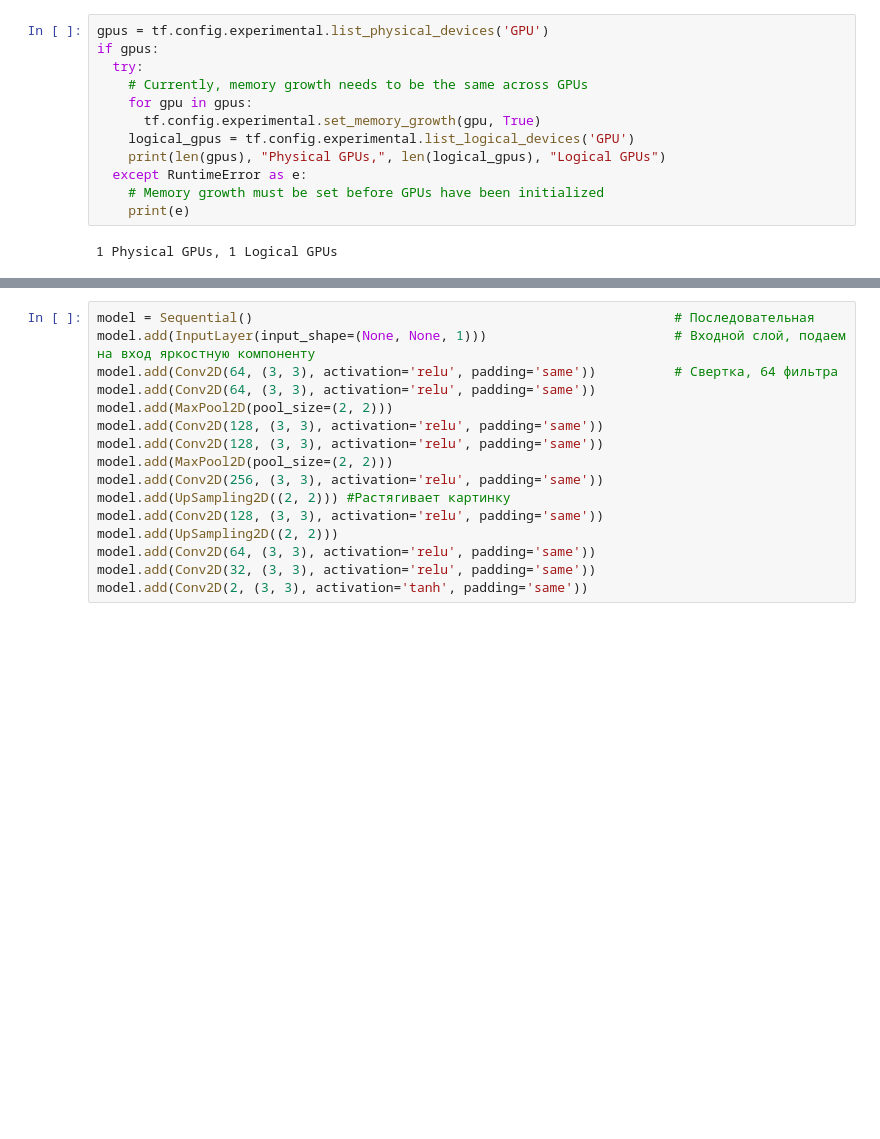
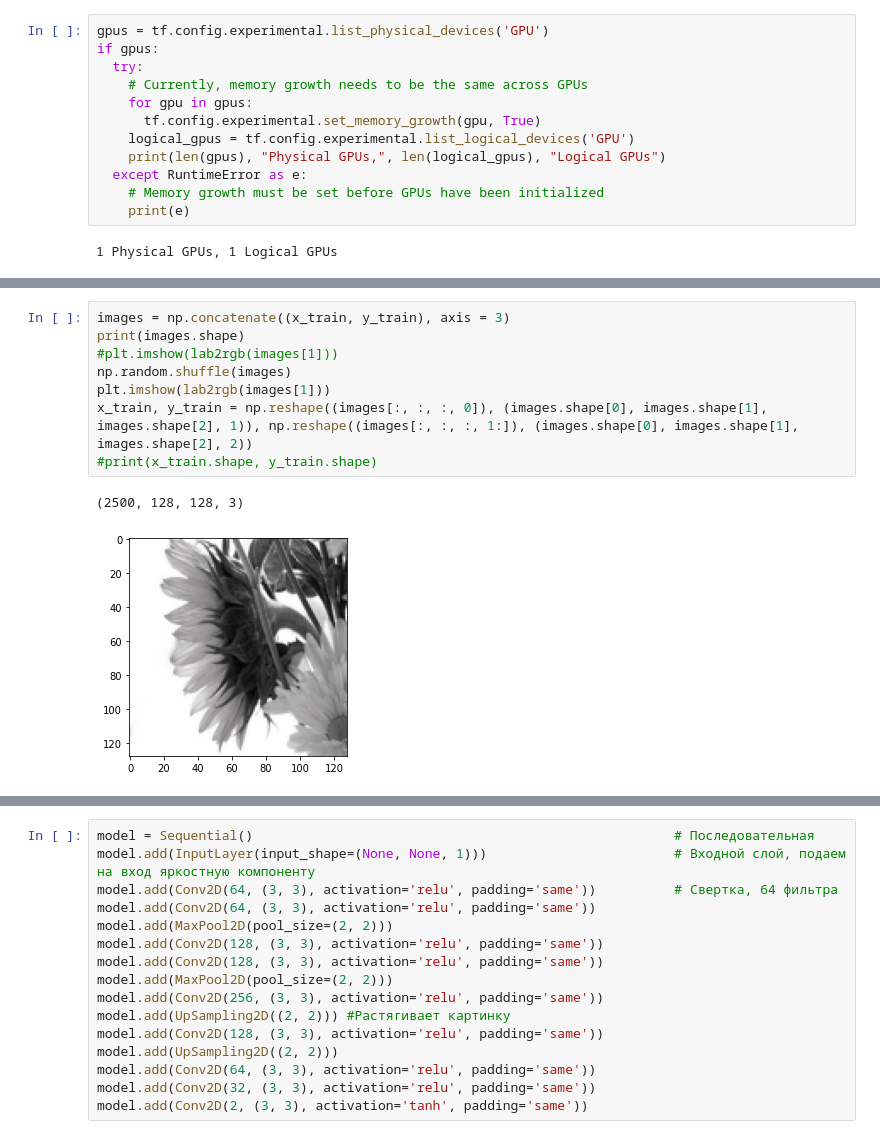
Before and after one commit to flowergum/Colorization, a Jupyter notebook: My_colorization.ipynb, the cells around one changed output, grey strips where cells are left out. Saved outputs shown, nothing was run; the diff lists cells and outputs as text; blank space fills up the shorter version.

```diff
--- a/My_colorization.ipynb
+++ b/My_colorization.ipynb
@@ -55 +106,12 @@ def pr_img():
+# %%
+images = np.concatenate((x_train, y_train), axis = 3)
+print(images.shape)
+#plt.imshow(lab2rgb(images[1]))
+np.random.shuffle(images)
+plt.imshow(lab2rgb(images[1]))
+x_train, y_train = np.reshape((images[:, :, :, 0]), (images.shape[0], images.shape[1], images.shape[2], 1)), np.reshape((images[:, :, :, 1:]), (images.shape[0], images.shape[1], images.shape[2], 2))
+#print(x_train.shape, y_train.shape)
+# %% [output]
+(2500, 128, 128, 3)
+[figure, added]
 # %%
```
Also changed, not shown: parts of 8 cells of this notebook.
